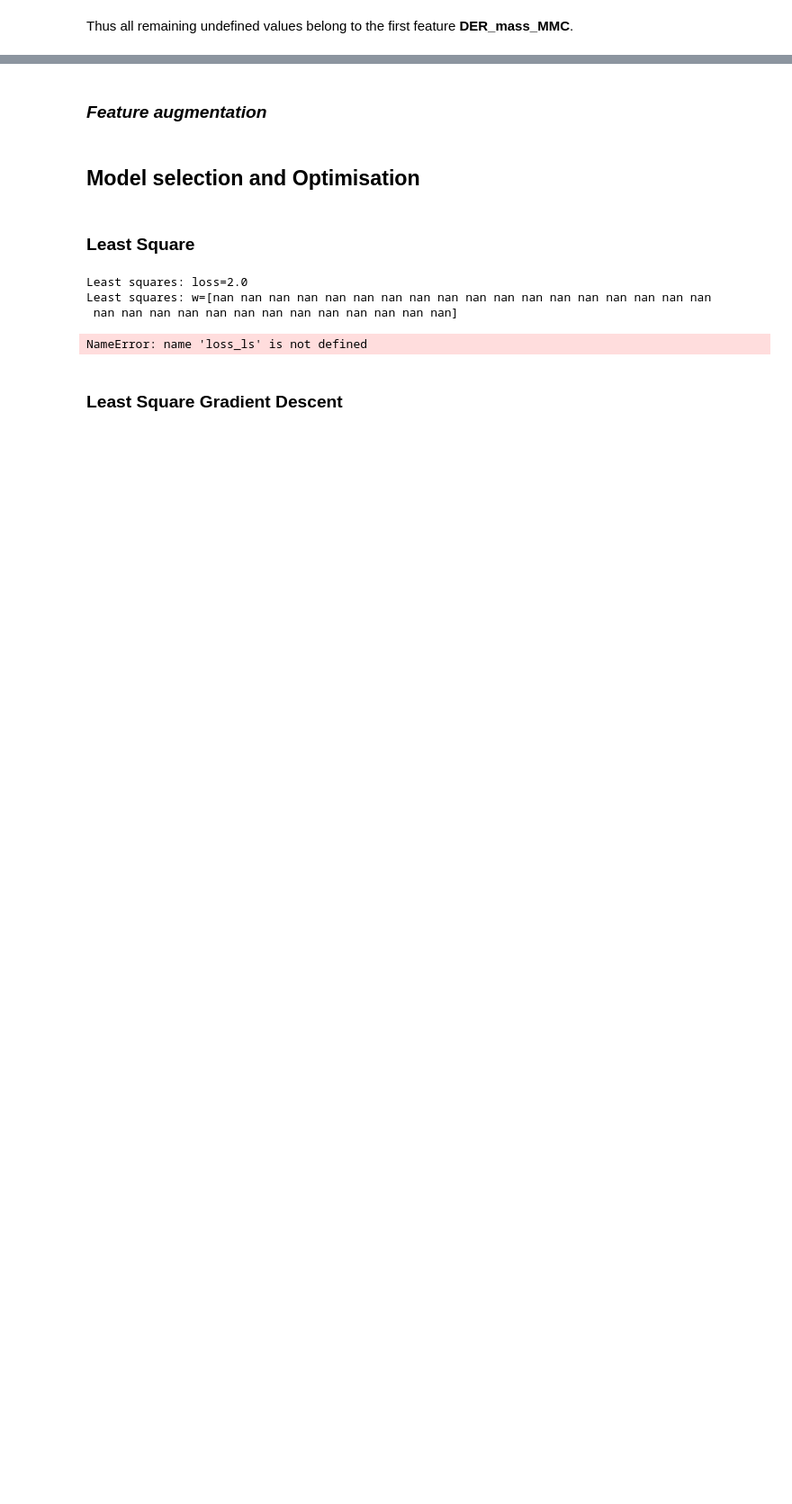
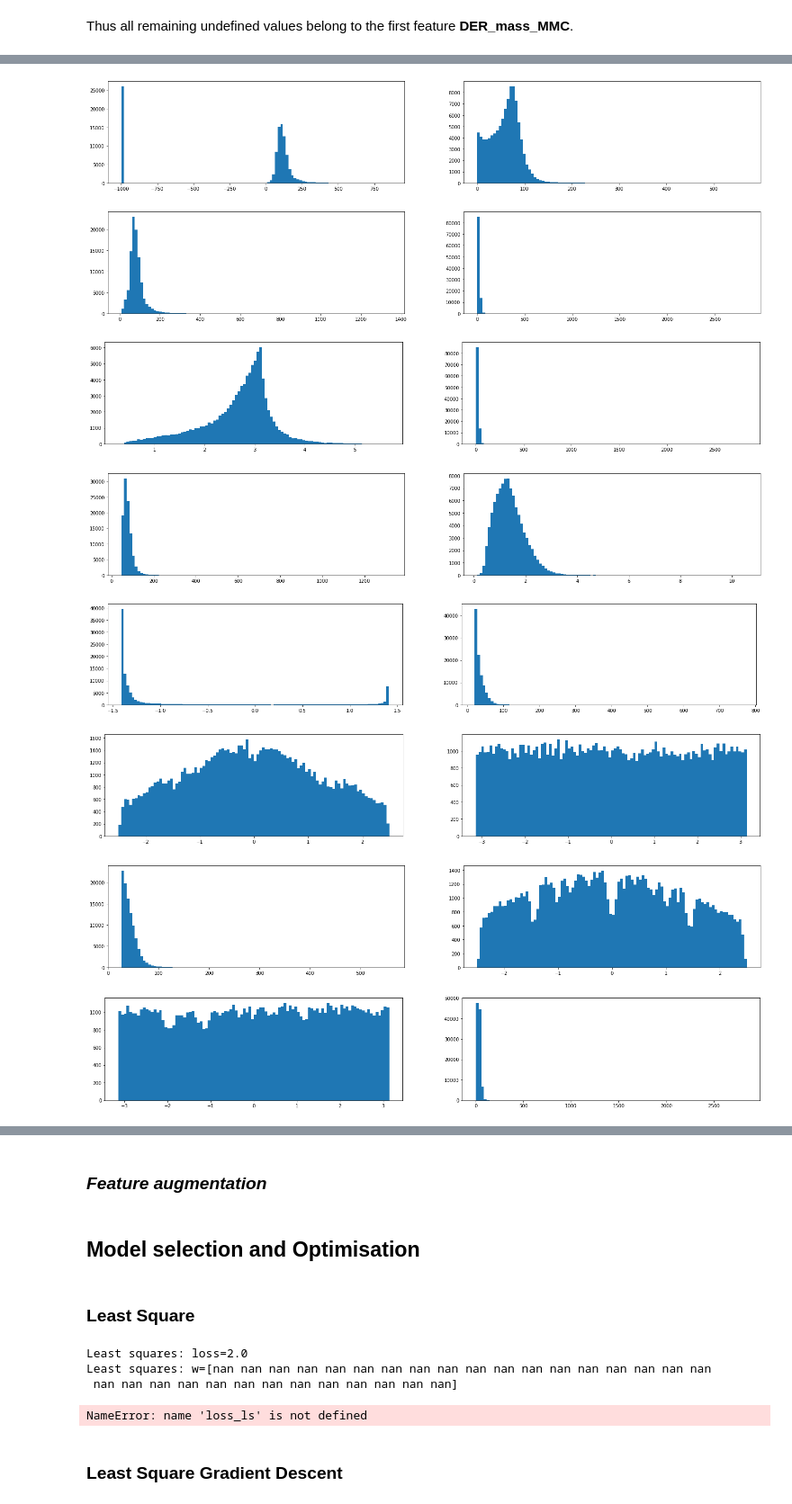
Before and after one commit to alicebizeul/MLProject1, a Jupyter notebook: scripts/project1.ipynb, the cells around one changed output, grey strips where cells are left out. Shown: that part at 90% size. Drawn from its saved outputs; the diff is of its cells as text; code cells hidden in the pictures; blank space fills up the shorter version.

```diff
--- a/scripts/project1.ipynb
+++ b/scripts/project1.ipynb
@@ -107,0 +131,15 @@ Thus all remaining undefined values belong to the first feature **DER_mass_MMC**
+# %%
+#Plotting histograms of the features
+
+for i in range(0,np.size(ss0_tX,1)-1,2):
+    fig = histo_visualization(ss0_tX[:,i], ss0_tX[:,i+1])
+    fig.set_size_inches(25.0,4.0)
+# %% [output]
+[figure, added]
+[figure, added]
+[figure, added]
+[figure, added]
+[figure, added]
+[figure, added]
+[figure, added]
+[figure, added]
```
Also changed, not shown: parts of 5 cells of this notebook, 1 other file.
